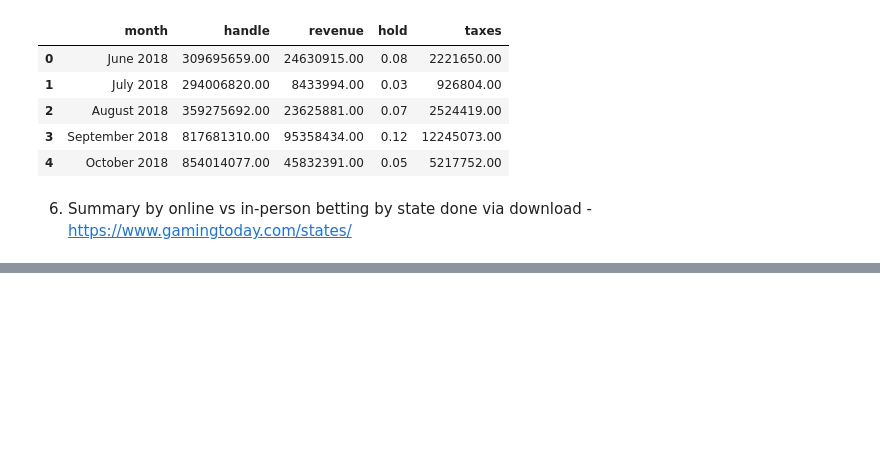
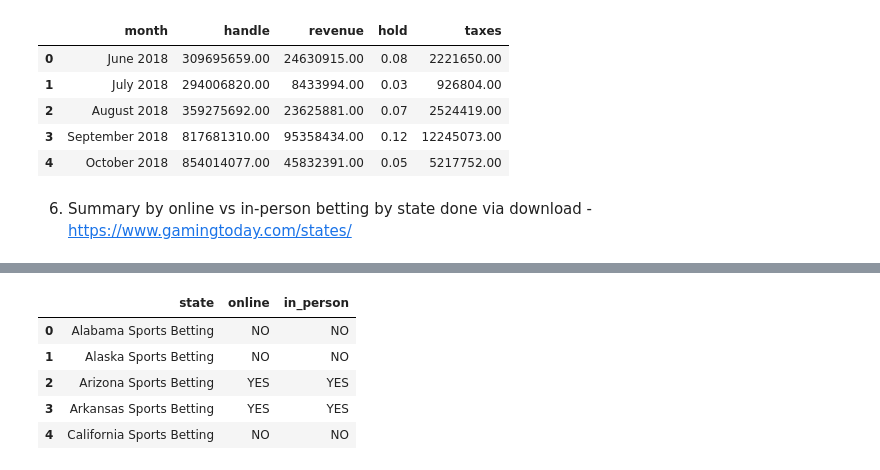
Before and after one commit to caleb-g23/Project-3-Sports-Betting-Analysis, a Jupyter notebook: data_scrape.ipynb, the cells around one changed output, grey strips where cells are left out. Drawn from its saved outputs; the diff is of its cells as text; code cells hidden in the pictures; blank space fills up the shorter version.

```diff
--- a/data_scrape.ipynb
+++ b/data_scrape.ipynb
@@ -526,0 +603,12 @@ month_rev_data_df.to_csv('Resources/month_rev_each_state_df_FINALSET.csv', index
+# %%
+#replace 'X' to 'NO' and '✓' with 'YES' in all columns of the legal_data_list_df
+legal_data_list_df = legal_data_list_df.replace('X', 'NO')
+legal_data_list_df = legal_data_list_df.replace('✓', 'YES')
+legal_data_list_df.head(5)
+# %% [output]
+|  | state | online | in_person |
+| 0 | Alabama Sports Betting | NO | NO |
+| 1 | Alaska Sports Betting | NO | NO |
+| 2 | Arizona Sports Betting | YES | YES |
+| 3 | Arkansas Sports Betting | YES | YES |
+| 4 | California Sports Betting | NO | NO |
```
Also changed, not shown: parts of 8 cells of this notebook, 3 other files.
